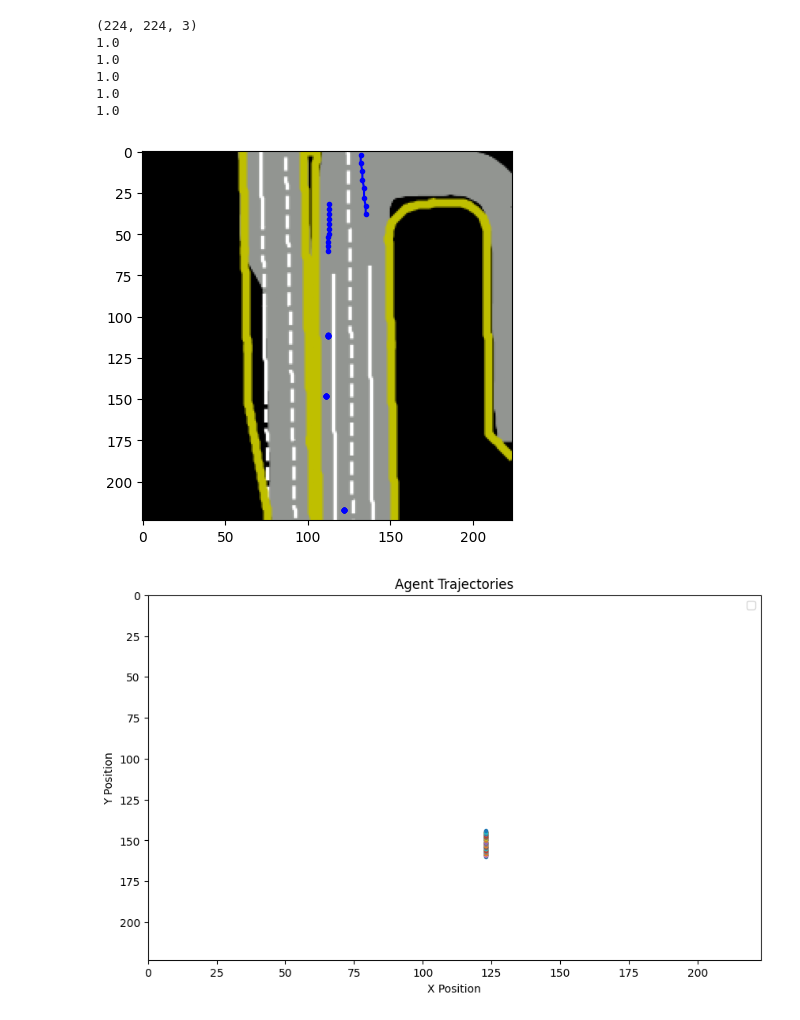
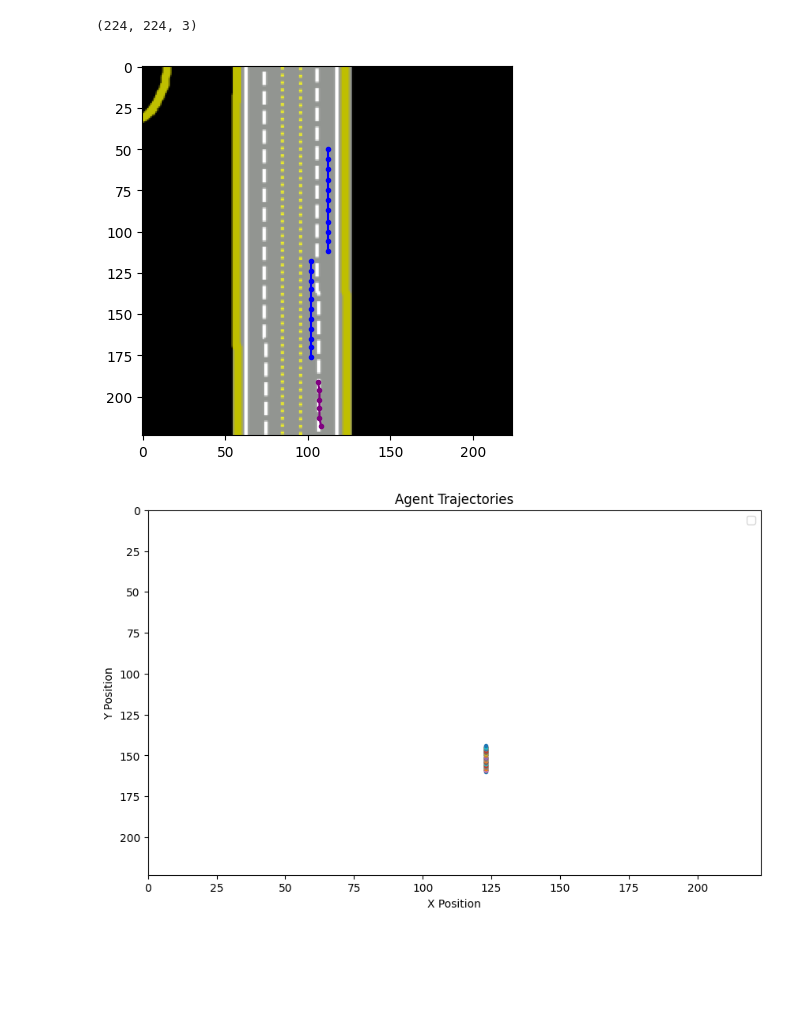
Before and after one commit to kosieram21/OccupancyFlow, a Jupyter notebook: notebooks/visualize_waymo_dataset.ipynb, the cells around one changed output. Drawn from its saved outputs; the diff is of its cells as text; code cells hidden in the pictures; blank space fills up the shorter version.

Commit message:
visualization wip

```diff
--- a/notebooks/visualize_waymo_dataset.ipynb
+++ b/notebooks/visualize_waymo_dataset.ipynb
@@ -17,30 +17,24 @@ road_map, agent_trajectories, unobserved_positions, future_times, target_velocit
 # %%
 image_buffer = road_map[0].numpy() / 255.0
 print(image_buffer.shape)
 
 plt.imshow(image_buffer)
 #plt.axis('off')
 
 agent_cmap = ['blue', 'orange', 'yellow', 'purple']
 
-trajectories = get_image_coordinates(agent_trajectories[0,:,:,:2], negate=False)
+trajectories = get_image_coordinates(agent_trajectories[0,:,:,:2])
 for agent in range(trajectories.shape[0]):
     agent_trajectory = trajectories[agent, :, :]
     agent_type = agent_trajectories[0,agent,-1,-1].item()
-    print(agent_type)
     agent_type = 4 if math.isnan(agent_type) else int(agent_type)
     agent_color = agent_cmap[agent_type - 1]
     plt.plot(agent_trajectory[:, 0], agent_trajectory[:, 1], marker='o', markersize=3, color=agent_color)
 
 plt.show()
 # %% [output]
 (224, 224, 3)
-1.0
-1.0
-1.0
-1.0
-1.0
-[figure, old version]
+[figure, new version]
 # %%
 trajectories = agent_trajectories[:,:,:,:2]
 batch, num_agents, seq_len, num_features = trajectories.shape
```
Also changed, not shown: 1 other file.
